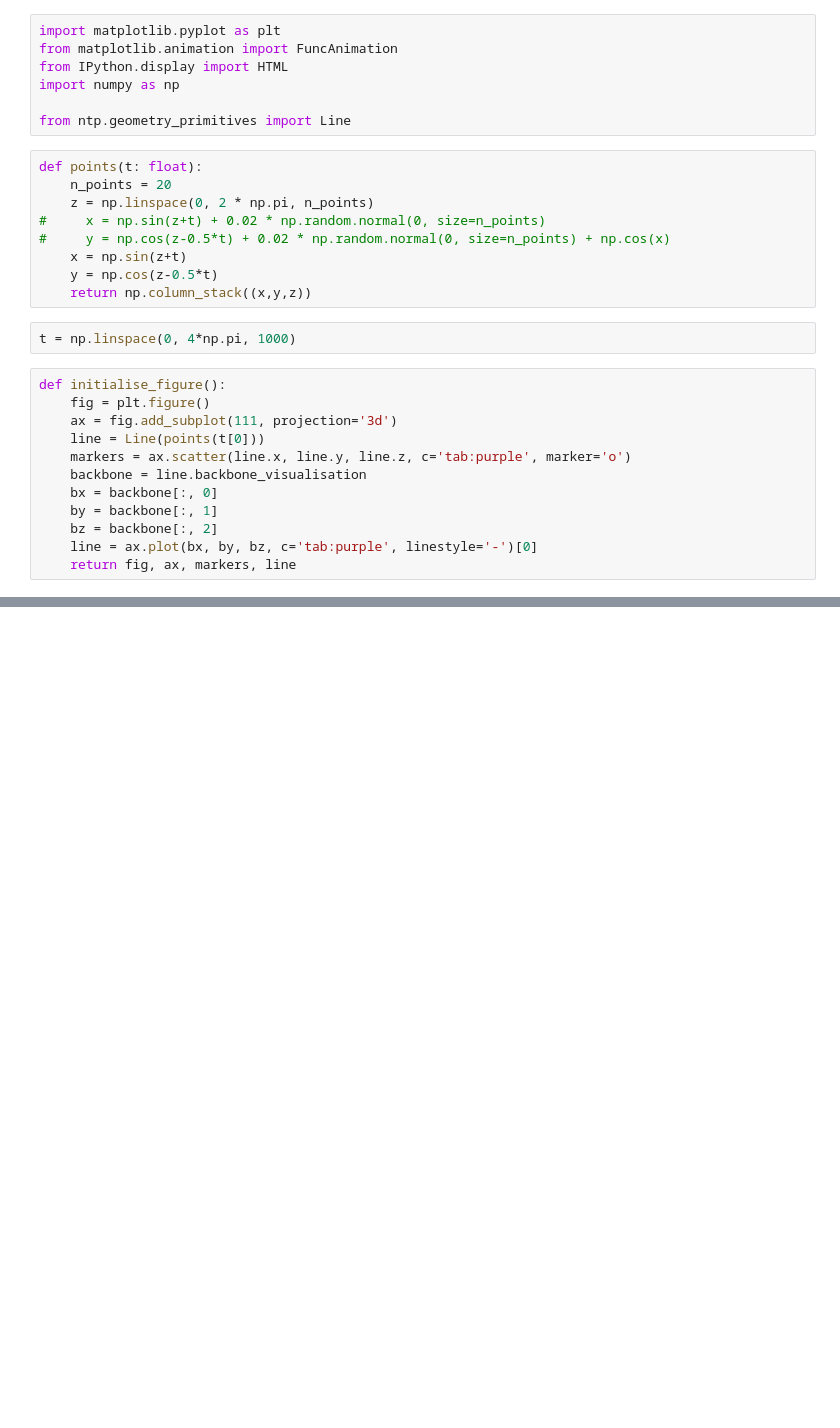
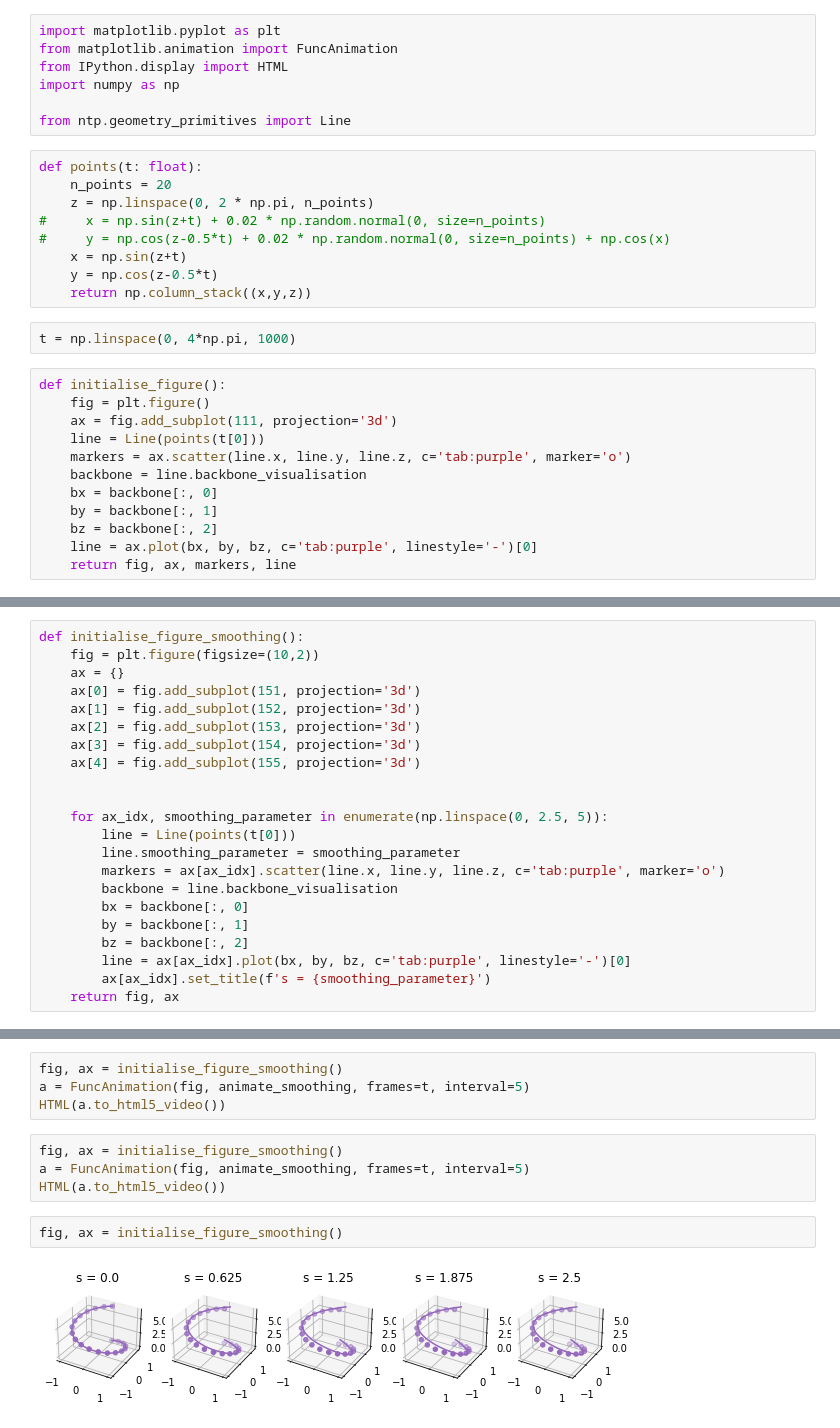
Before and after one commit to brisvag/blik, a Jupyter notebook: examples/line_primitive.ipynb, the cells around one changed output, grey strips where cells are left out. Cells and saved outputs as stored; diff of their text form; blank space fills up the shorter version.

```diff
--- a/examples/line_primitive.ipynb
+++ b/examples/line_primitive.ipynb
@@ -58,0 +60,22 @@ HTML(a.to_html5_video())
+# %%
+def initialise_figure_smoothing():
+    fig = plt.figure(figsize=(10,2))
+    ax = {}
+    ax[0] = fig.add_subplot(151, projection='3d')
+    ax[1] = fig.add_subplot(152, projection='3d')
+    ax[2] = fig.add_subplot(153, projection='3d')
+    ax[3] = fig.add_subplot(154, projection='3d')
+    ax[4] = fig.add_subplot(155, projection='3d')
+
+
+    for ax_idx, smoothing_parameter in enumerate(np.linspace(0, 2.5, 5)):
+        line = Line(points(t[0]))
+        line.smoothing_parameter = smoothing_parameter
+        markers = ax[ax_idx].scatter(line.x, line.y, line.z, c='tab:purple', marker='o')
+        backbone = line.backbone_visualisation
+        bx = backbone[:, 0]
+        by = backbone[:, 1]
+        bz = backbone[:, 2]
+        line = ax[ax_idx].plot(bx, by, bz, c='tab:purple', linestyle='-')[0]
+        ax[ax_idx].set_title(f's = {smoothing_parameter}')
+    return fig, ax
@@ -58,0 +104,12 @@ HTML(a.to_html5_video())
+# %%
+fig, ax = initialise_figure_smoothing()
+a = FuncAnimation(fig, animate_smoothing, frames=t, interval=5)
+HTML(a.to_html5_video())
+# %%
+fig, ax = initialise_figure_smoothing()
+a = FuncAnimation(fig, animate_smoothing, frames=t, interval=5)
+HTML(a.to_html5_video())
+# %%
+fig, ax = initialise_figure_smoothing()
+# %% [output]
+[figure, added]
```
Also changed, not shown: parts of 7 cells of this notebook, 1 other file.
